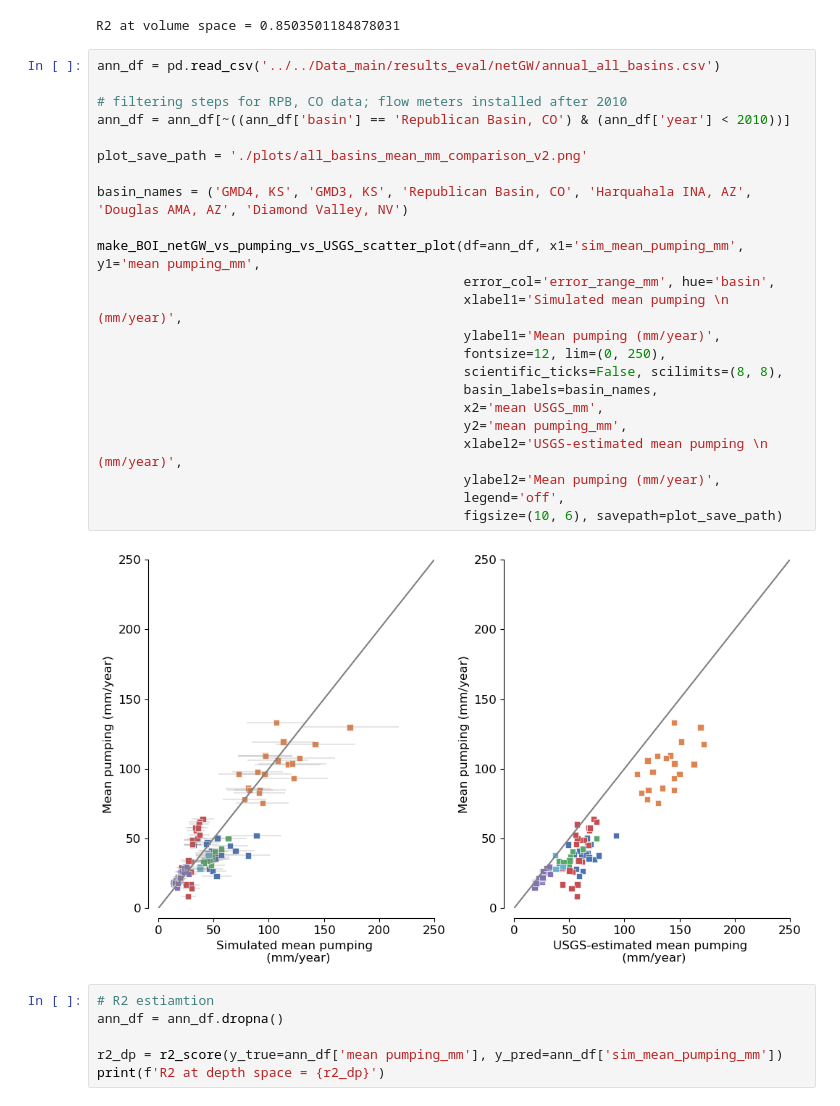
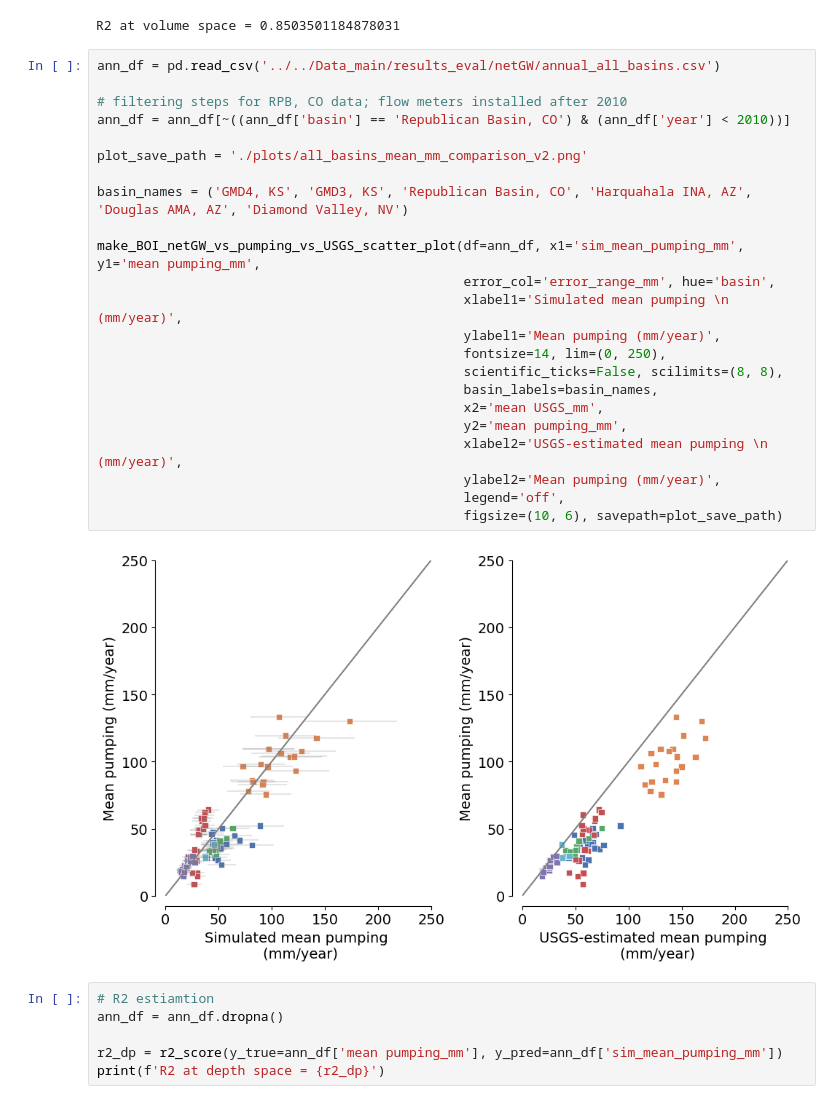
Before and after one commit to mdfahimhasan/WestUS_Peff, a Jupyter notebook: Codes/results_analysis/netGW_vs_pumping.ipynb, the cells around one changed output. Drawn from its saved outputs; the diff is of its cells as text.

```diff
--- a/Codes/results_analysis/netGW_vs_pumping.ipynb
+++ b/Codes/results_analysis/netGW_vs_pumping.ipynb
@@ -76,28 +76,28 @@ R2 at volume space = 0.8503501184878031
 # %%
 ann_df = pd.read_csv('../../Data_main/results_eval/netGW/annual_all_basins.csv')
 
 # filtering steps for RPB, CO data; flow meters installed after 2010
 ann_df = ann_df[~((ann_df['basin'] == 'Republican Basin, CO') & (ann_df['year'] < 2010))]
 
 plot_save_path = './plots/all_basins_mean_mm_comparison_v2.png'
 
 basin_names = ('GMD4, KS', 'GMD3, KS', 'Republican Basin, CO', 'Harquahala INA, AZ', 'Douglas AMA, AZ', 'Diamond Valley, NV')
 
 make_BOI_netGW_vs_pumping_vs_USGS_scatter_plot(df=ann_df, x1='sim_mean_pumping_mm', y1='mean pumping_mm',
                                                error_col='error_range_mm', hue='basin',
                                                xlabel1='Simulated mean pumping \n (mm/year)',
                                                ylabel1='Mean pumping (mm/year)',
-                                               fontsize=12, lim=(0, 250),
+                                               fontsize=14, lim=(0, 250),
                                                scientific_ticks=False, scilimits=(8, 8),
                                                basin_labels=basin_names,
                                                x2='mean USGS_mm',
                                                y2='mean pumping_mm',
                                                xlabel2='USGS-estimated mean pumping \n (mm/year)',
                                                ylabel2='Mean pumping (mm/year)',
                                                legend='off',
                                                figsize=(10, 6), savepath=plot_save_path)
 # %% [output]
-[figure, old version]
+[figure, new version]
 # %%
 # R2 estiamtion
 ann_df = ann_df.dropna()
```
Also changed, not shown: parts of 5 cells of this notebook, 1 other file.
